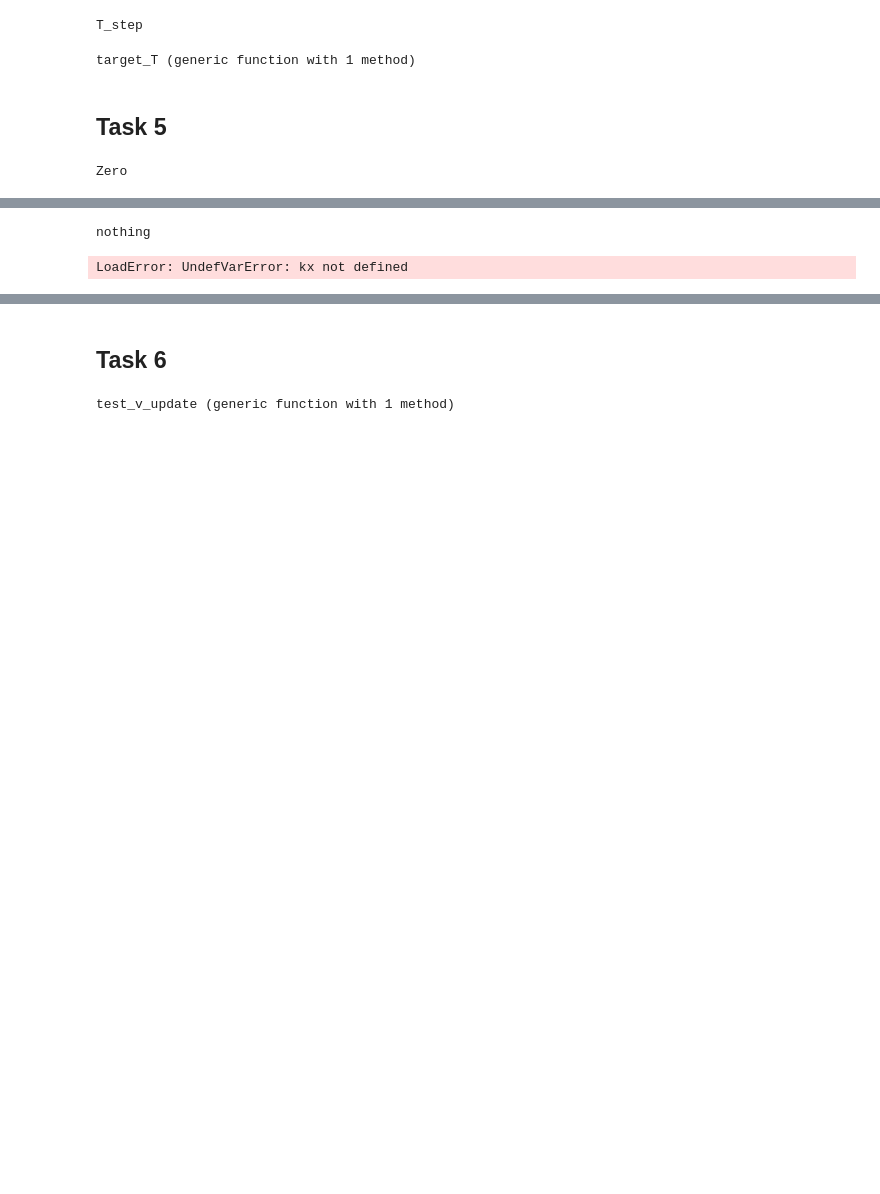
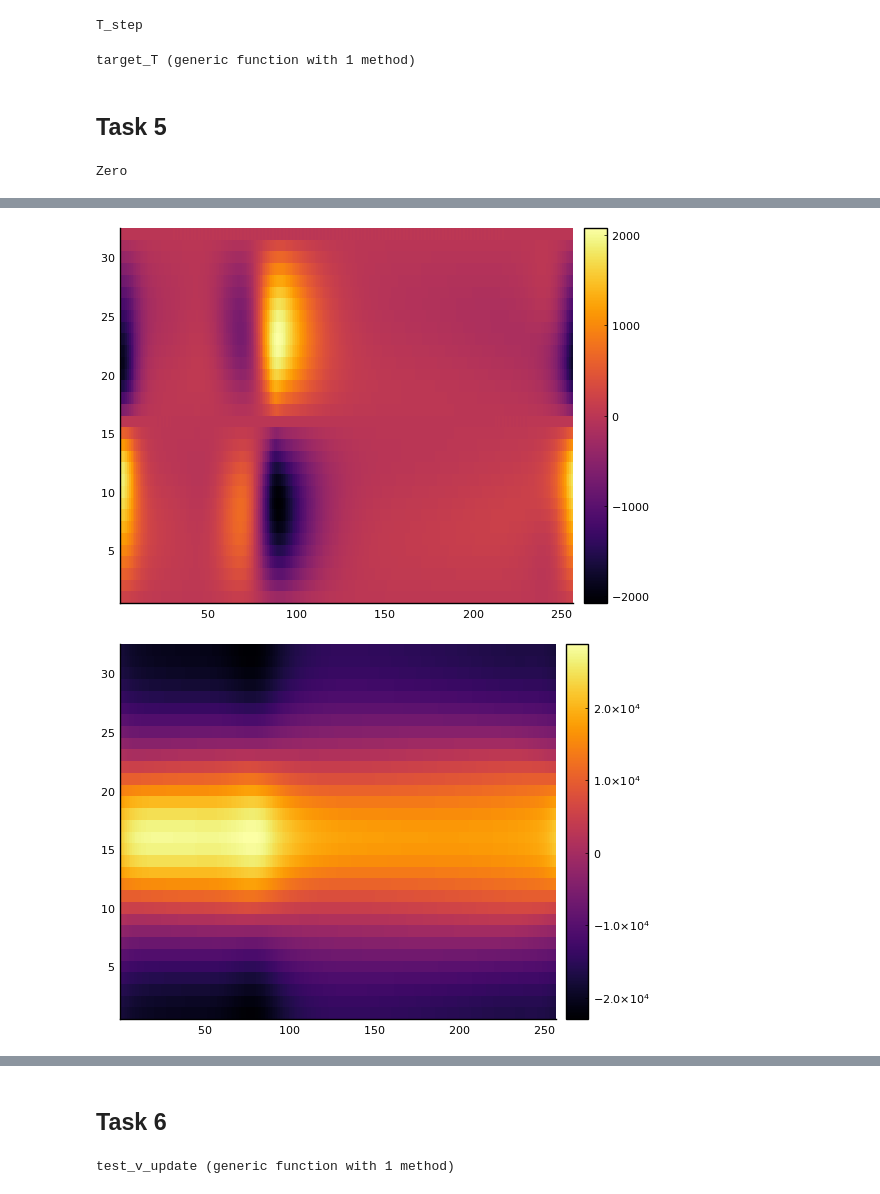
Before and after one commit to l-okko/cfd-klausur, a Jupyter notebook: klausur.ipynb, the cells around one changed output, grey strips where cells are left out. Cells and saved outputs as stored; diff of their text form; code cells hidden in the pictures; blank space fills up the shorter version.

```diff
--- a/klausur.ipynb
+++ b/klausur.ipynb
@@ -39,14 +39,15 @@ function f_grad(T,Nx, Ny, Lx, Ly,dx,dy)
         dy[i,:] = fft(T[i,:]).*kyf
     end
     =#
-
     T = fft(T)
 
 
+    #print(eachcol(T)[1])
 
-    @time dx = real(ifft(eachcol(T) .*kx))
-    dy = real(ifft(eachcol(T) .*ky))
-    return @time [dx,dy]
+    dx = real(ifft(hcat((eachrow(T) .*kxf)...))')
+    dy = real(ifft(hcat((eachcol(T) .*kyf)...)))
+
+    return [dx,dy]
 end
 
 
@@ -74,8 +75,8 @@ Returns real fourier coeffs of v⋅∇T.
 
 """
 function v∇T(v,T,Nx,Ny,Lx,Ly,dx,dy)
-    v = f_grad(T,Nx,Ny,Lx,Ly,dx,dy)
-    return fft(v[1].*v[1] .+ v[2].*v[2])
+    ∇T = f_grad(T,Nx,Ny,Lx,Ly,dx,dy)
+    return fft(∇T[1].*v[1] .+ ∇T[2].*v[2])
 end
 
 "Computes the element-wise scalar product of two vector fields"
@@ -255,8 +256,8 @@ function integrate(geometry,timestep,steps,v,T,Q,dynamic=false,save_interval = 1
         end
 
     end
-    display(heatmap(real.(v_hist[end][1])))
-    display(heatmap(real.(v_hist[end][2])))
+    display(Plots.heatmap(real.(v_hist[end][1])))
+    display(Plots.heatmap(real.(v_hist[end][2])))
     return T_hist
 end
 
@@ -383,7 +384,7 @@ function test_function(plot_mode,geometry,timestep,steps,Q_mode="test",v_mode="t
 
     if plot_mode == "task7"
         Ts = integrate(geometry,timestep,steps,v,T,Q,true,steps/80,Ra)
-        heatmap(real(ifft(Ts[end])))
+        Plots.heatmap(real(ifft(Ts[end])))
     end
 
 end
@@ -406,9 +407,9 @@ Lx = 1.0/8.0
 Ly = 1.0
 
 geometry = ((Nx,Ny),(Lx,Ly))
-timestep = 1e-7
-steps = 2
+timestep = 1e-8
+steps = 10000
 #test_function("testVelocity",geometry,timestep,steps)
-test_function("task7",geometry,timestep,steps,"gauss","zero",1e7,0.01)
+test_function("task7",geometry,timestep,steps,"gauss","zero",1e11,0.01)
 # %% [output]
 Zero
@@ -418,2 +417,2 @@ WARNING: both Plots and CairoMakie export "plot!"; uses of it in module Main mus
-nothing
-LoadError: UndefVarError: kx not defined
+[figure, added]
+[figure, added]
```
Also changed, not shown: parts of 2 cells of this notebook.
